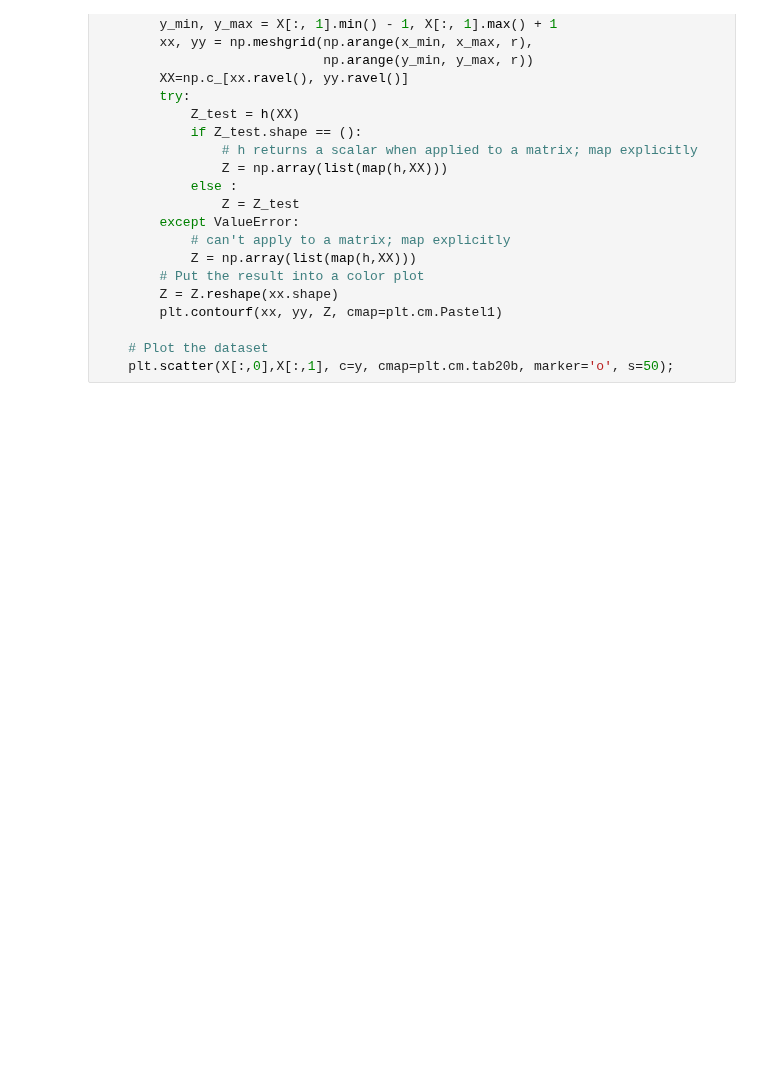
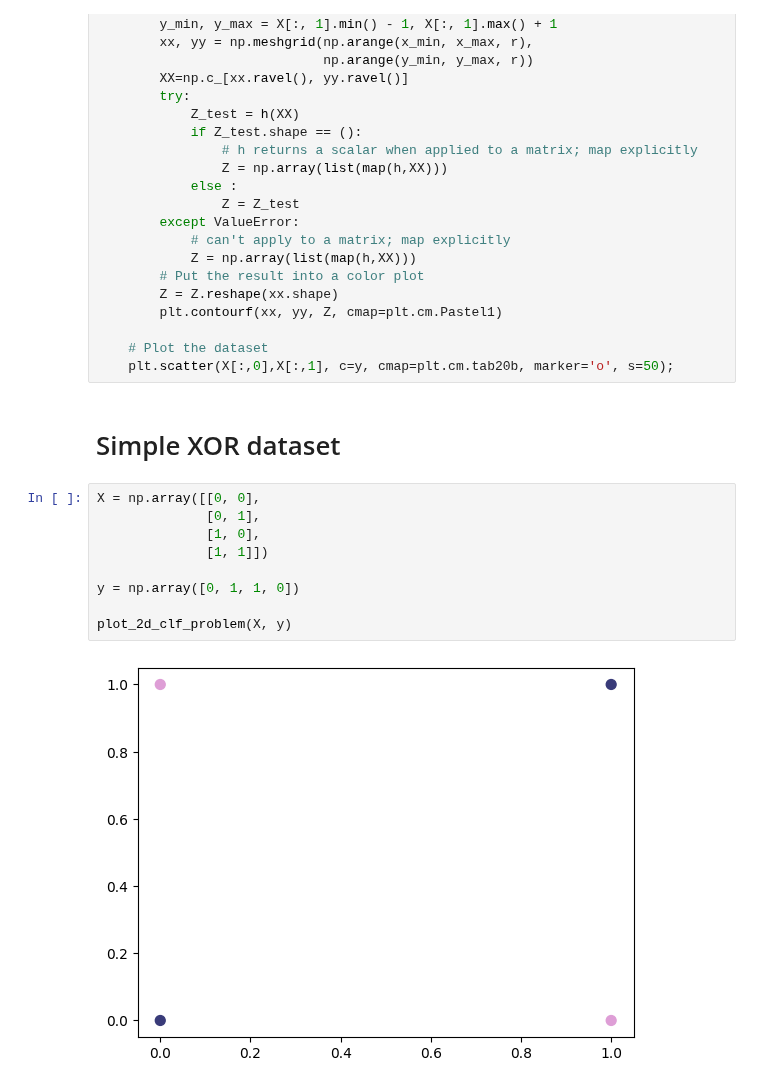
Before and after one commit to daredevil9215/DLFS, a Jupyter notebook: MultilayerPerceptron.ipynb, the cells around one changed output. Drawn from its saved outputs; the diff is of its cells as text; blank space fills up the shorter version.

```diff
--- a/MultilayerPerceptron.ipynb
+++ b/MultilayerPerceptron.ipynb
@@ -460,3 +642,16 @@ def plot_2d_clf_problem(X, y, h=None):
 
     # Plot the dataset
     plt.scatter(X[:,0],X[:,1], c=y, cmap=plt.cm.tab20b, marker='o', s=50);
+# %% [markdown]
+# Simple XOR dataset
+# %%
+X = np.array([[0, 0],
+              [0, 1],
+              [1, 0],
+              [1, 1]])
+
+y = np.array([0, 1, 1, 0])
+
+plot_2d_clf_problem(X, y)
+# %% [output]
+[figure, added]
```
Also changed, not shown: parts of 16 cells of this notebook.
